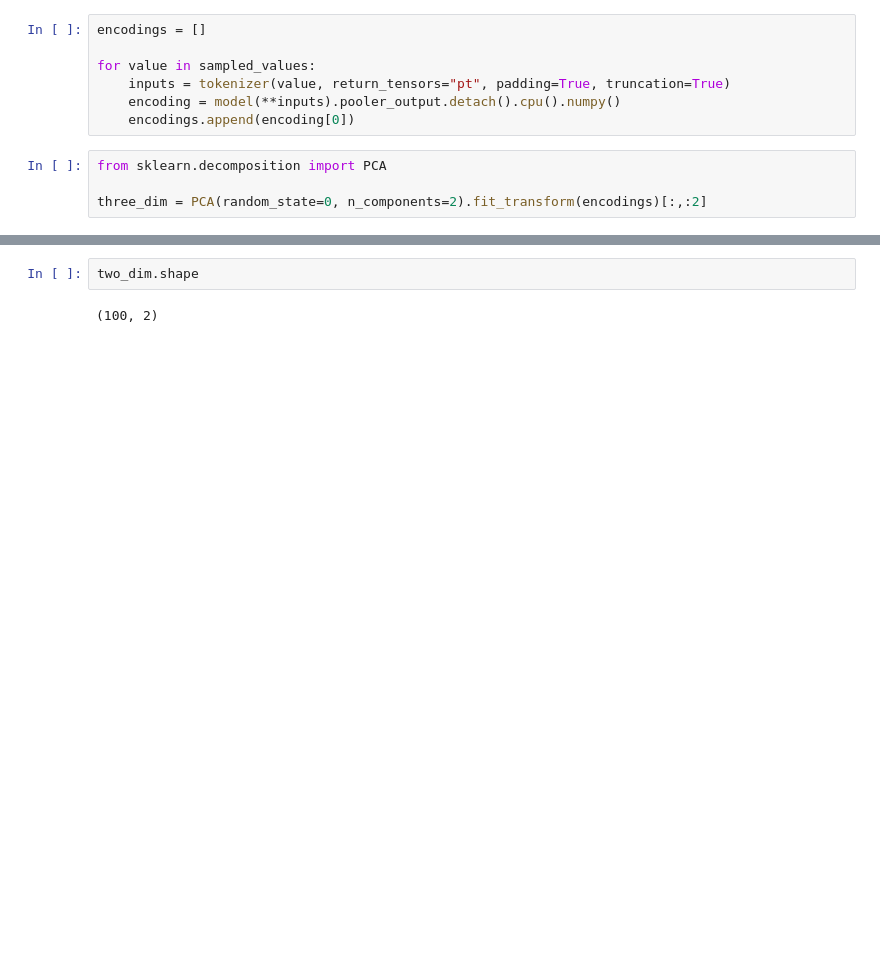
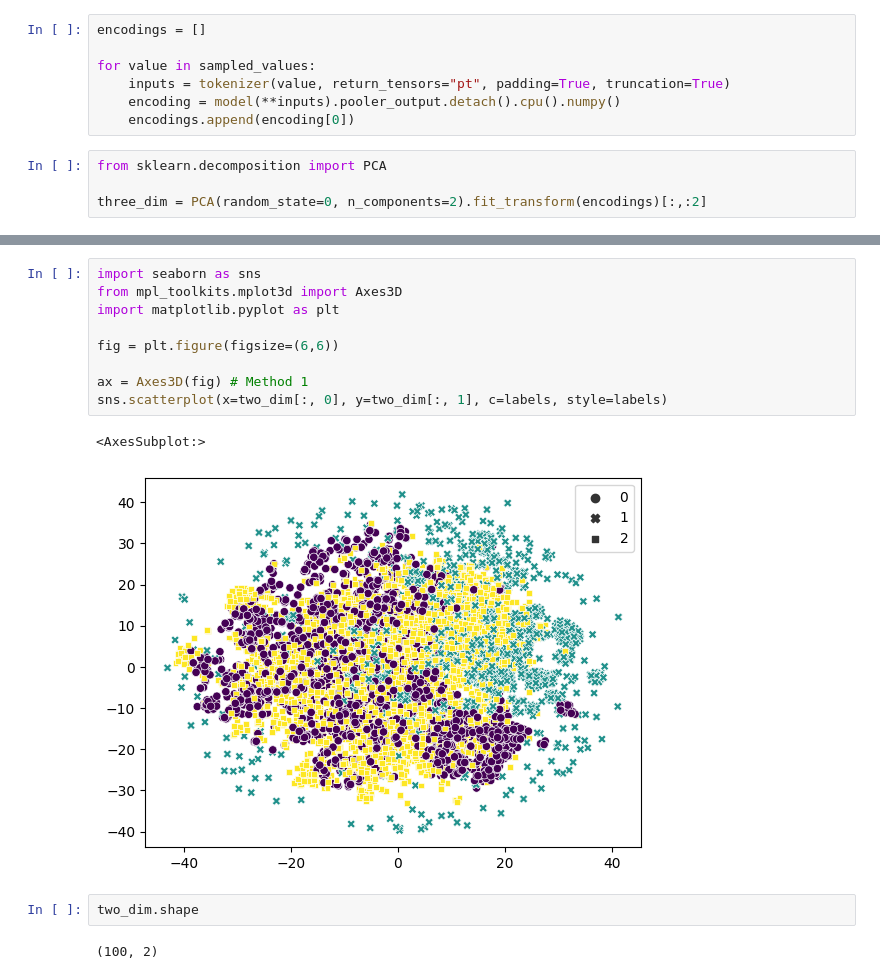
Before and after one commit to random4vldb/seed, a Jupyter notebook: demo/dpr_encoder.ipynb, the cells around one changed output, grey strips where cells are left out. Drawn from its saved outputs; the diff is of its cells as text; blank space fills up the shorter version.

```diff
--- a/demo/dpr_encoder.ipynb
+++ b/demo/dpr_encoder.ipynb
@@ -78,3 +77,15 @@ sns.scatterplot(x=two_dim[:, 0], y=two_dim[:, 1], c=labels, style=labels)
+# %%
+import seaborn as sns
+from mpl_toolkits.mplot3d import Axes3D
+import matplotlib.pyplot as plt
+
+fig = plt.figure(figsize=(6,6))
+
+ax = Axes3D(fig) # Method 1
+sns.scatterplot(x=two_dim[:, 0], y=two_dim[:, 1], c=labels, style=labels)
+# %% [output]
+<AxesSubplot:>
+[figure, added]
 # %%
 two_dim.shape
 # %% [output]
```
Also changed, not shown: parts of 2 cells of this notebook, 22 other files.
